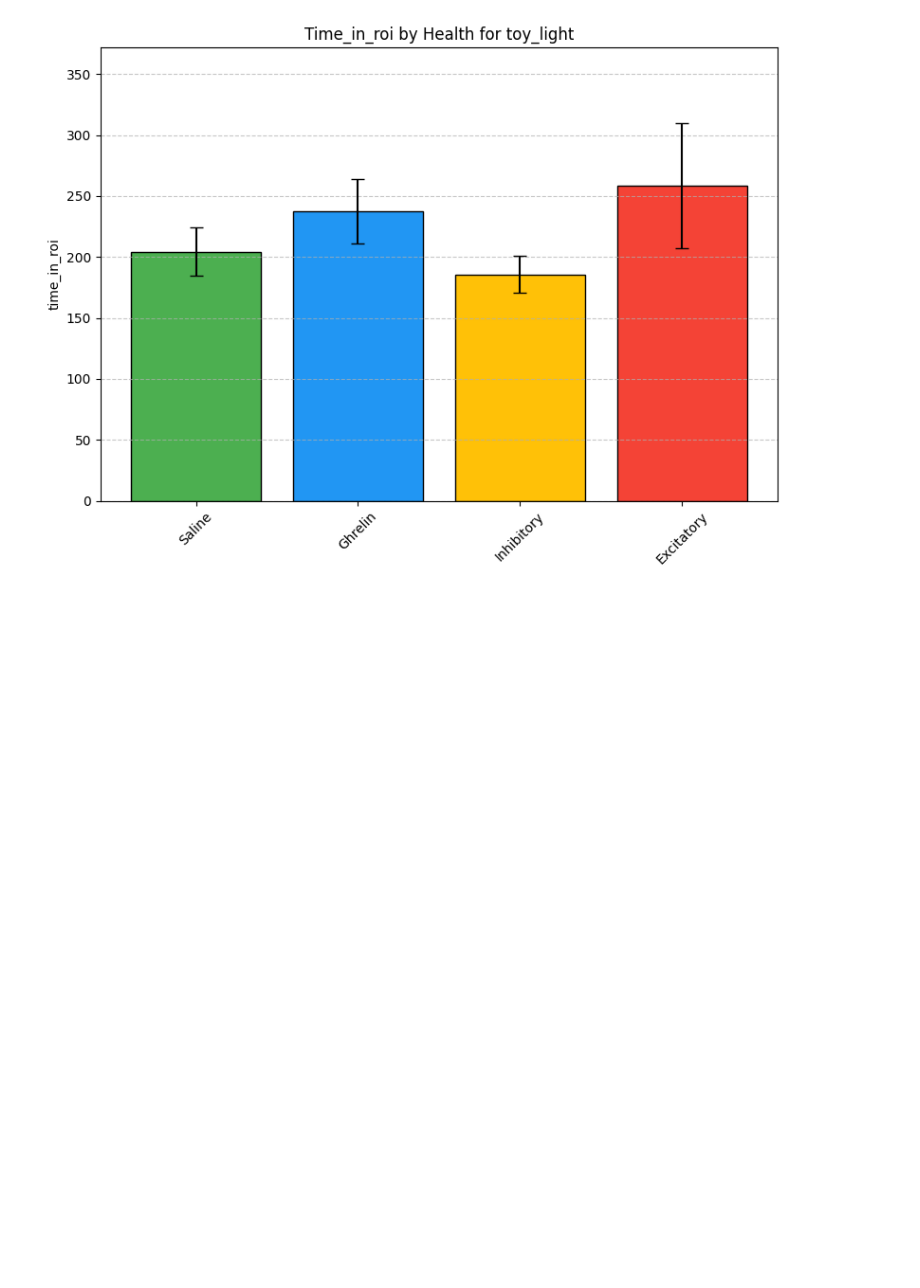
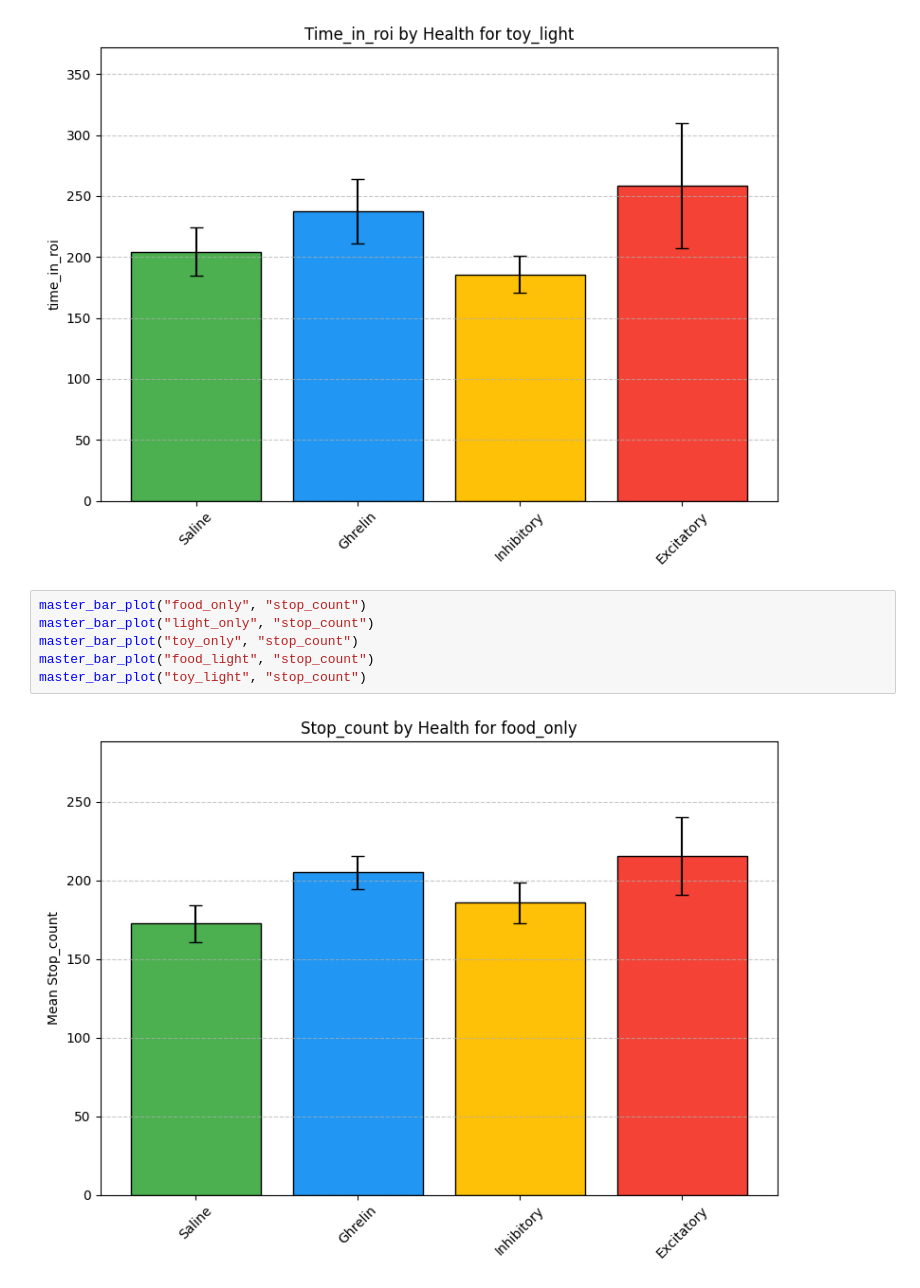
Before and after one commit to atanugiri/GhrelinBehaviorQuantification, a Jupyter notebook: 23_data_analysis.ipynb, the cells around one changed output. Saved outputs shown, nothing was run; the diff lists cells and outputs as text; blank space fills up the shorter version.

```diff
--- a/23_data_analysis.ipynb
+++ b/23_data_analysis.ipynb
@@ -29,3 +29,11 @@ master_bar_plot("toy_light", "time_in_roi", ylabel="time_in_roi")
 [figure]
 [figure]
 [figure]
+# %%
+master_bar_plot("food_only", "stop_count")
+master_bar_plot("light_only", "stop_count")
+master_bar_plot("toy_only", "stop_count")
+master_bar_plot("food_light", "stop_count")
+master_bar_plot("toy_light", "stop_count")
+# %% [output]
+[figure, added]
```
Also changed, not shown: parts of 1 cell of this notebook, 1 other file.
